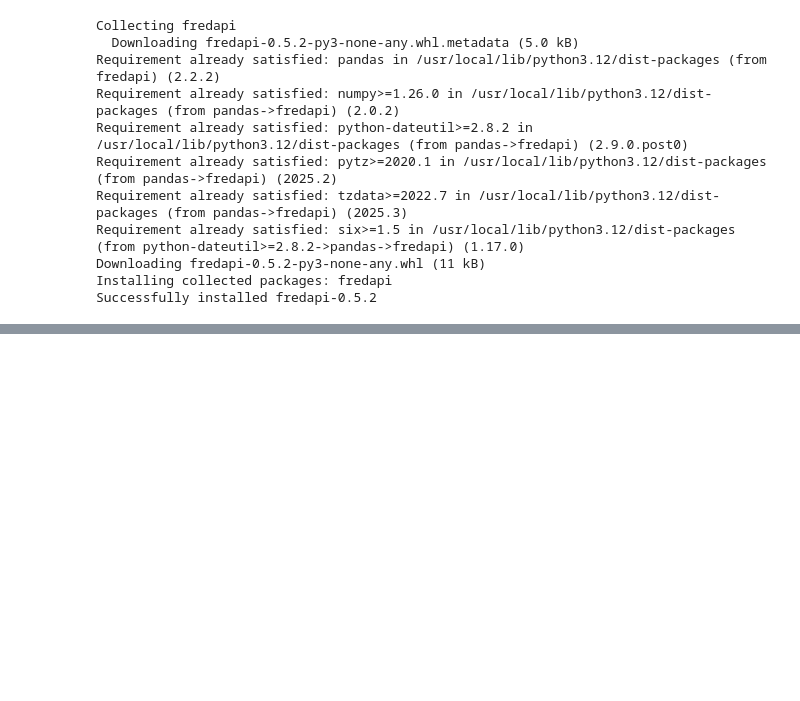
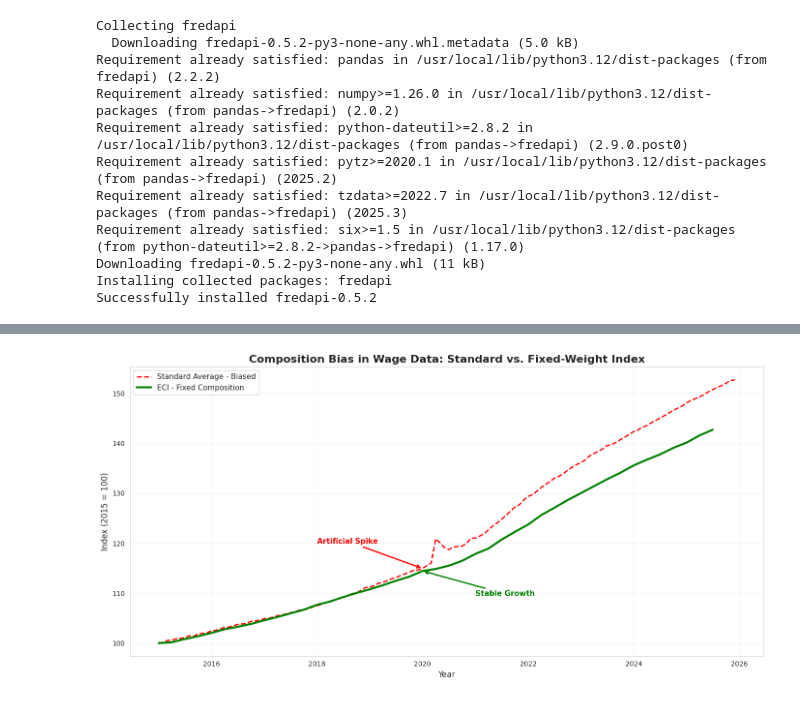
Before and after one commit to aydanali/ECON3916-Stats-and-ML, a Jupyter notebook: Lab2/Lab2_StatsML.ipynb, the cells around one changed output, grey strips where cells are left out. Saved outputs shown, nothing was run; the diff lists cells and outputs as text; code cells hidden in the pictures; blank space fills up the shorter version.

```diff
--- a/Lab2/Lab2_StatsML.ipynb
+++ b/Lab2/Lab2_StatsML.ipynb
@@ -54,0 +185,71 @@ Fetching data from FRED...
+# %%
+import matplotlib.pyplot as plt
+
+# Fetch the Employment Cost Index
+eci = fred.get_series('ECIWAG')
+
+# Filter both series to 2015 onwards
+wages_filtered = wages[wages.index >= '2015-01-01']
+eci_filtered = eci[eci.index >= '2015-01-01']
+
+# Rebase both series to 100 (first value = 100)
+wages_rebased = (wages_filtered / wages_filtered.iloc[0]) * 100
+eci_rebased = (eci_filtered / eci_filtered.iloc[0]) * 100
+
+# Create the figure
+fig, ax = plt.subplots(figsize=(14, 7))
+
+# Plot both series
+ax.plot(wages_rebased.index, wages_rebased,
+        color='red',
+        linestyle='--',
+        linewidth=2,
+        label='Standard Average - Biased')
+
+ax.plot(eci_rebased.index, eci_rebased,
+        color='green',
+        linewidth=3,
+        label='ECI - Fixed Composition')
+
+# Add title and labels
+ax.set_title('Composition Bias in Wage Data: Standard vs. Fixed-Weight Index',
+             fontsize=16,
+             fontweight='bold')
+ax.set_xlabel('Year', fontsize=12)
+ax.set_ylabel('Index (2015 = 100)', fontsize=12)
+
+# Annotate the 2020 divergence - Artificial Spike
+spike_date = wages_rebased.loc['2020'].index[0]
+spike_value = wages_rebased.loc['2020'].iloc[0]
+
+ax.annotate('Artificial Spike',
+            xy=(spike_date, spike_value),
+            xytext=(spike_date - pd.DateOffset(years=2), spike_value + 5),
+            arrowprops=dict(arrowstyle='->',
+                          color='red',
+                          lw=2),
+            fontsize=11,
+            fontweight='bold',
+            color='red')
+
+# Annotate the ECI - Stable Growth
+eci_2020_value = eci_rebased.loc['2020'].iloc[0]
+
+ax.annotate('Stable Growth',
+            xy=(spike_date, eci_2020_value),
+            xytext=(spike_date + pd.DateOffset(years=1), eci_2020_value - 5),
+            arrowprops=dict(arrowstyle='->',
+                          color='green',
+                          lw=2),
+            fontsize=11,
+            fontweight='bold',
+            color='green')
+
+# Add legend and grid
+ax.legend(loc='upper left', fontsize=11)
+ax.grid(True, alpha=0.3)
+
+plt.tight_layout()
+plt.show()
+# %% [output]
+[figure, added]
```
Also changed, not shown: parts of 5 cells of this notebook.
